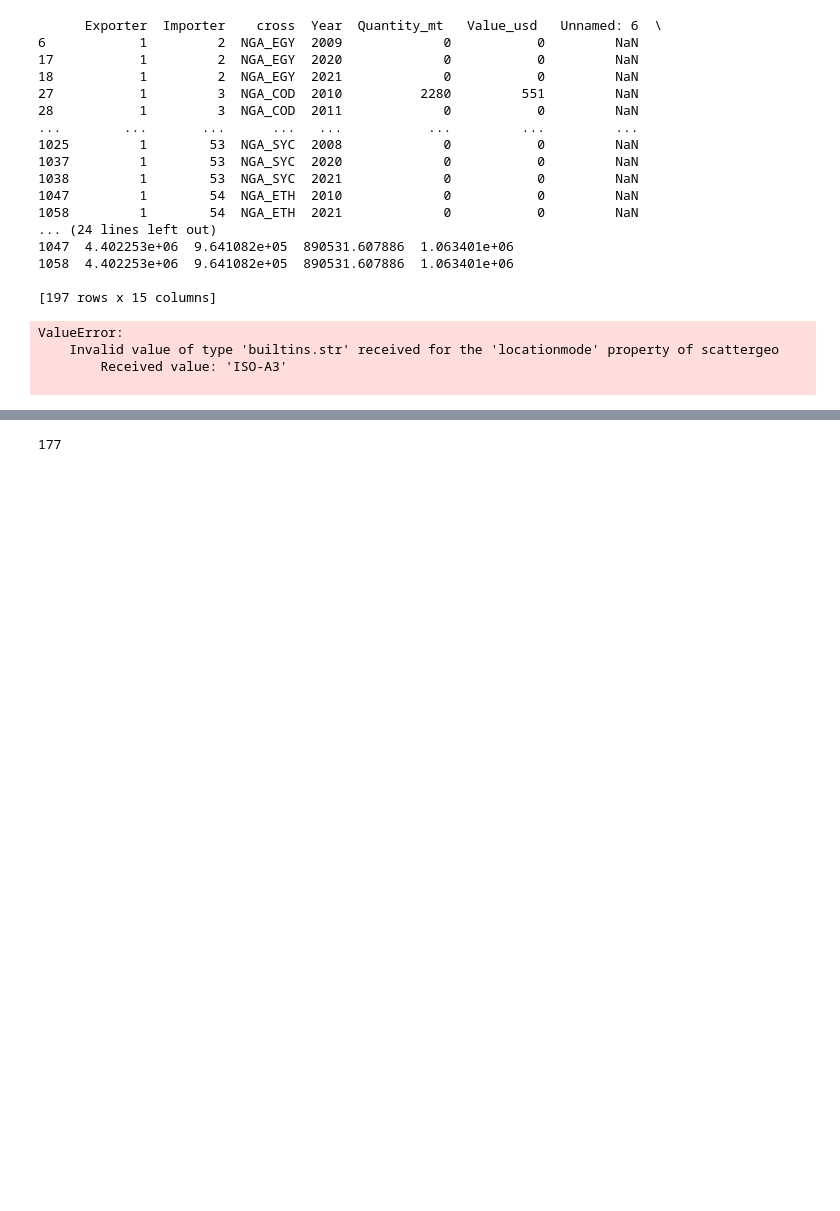
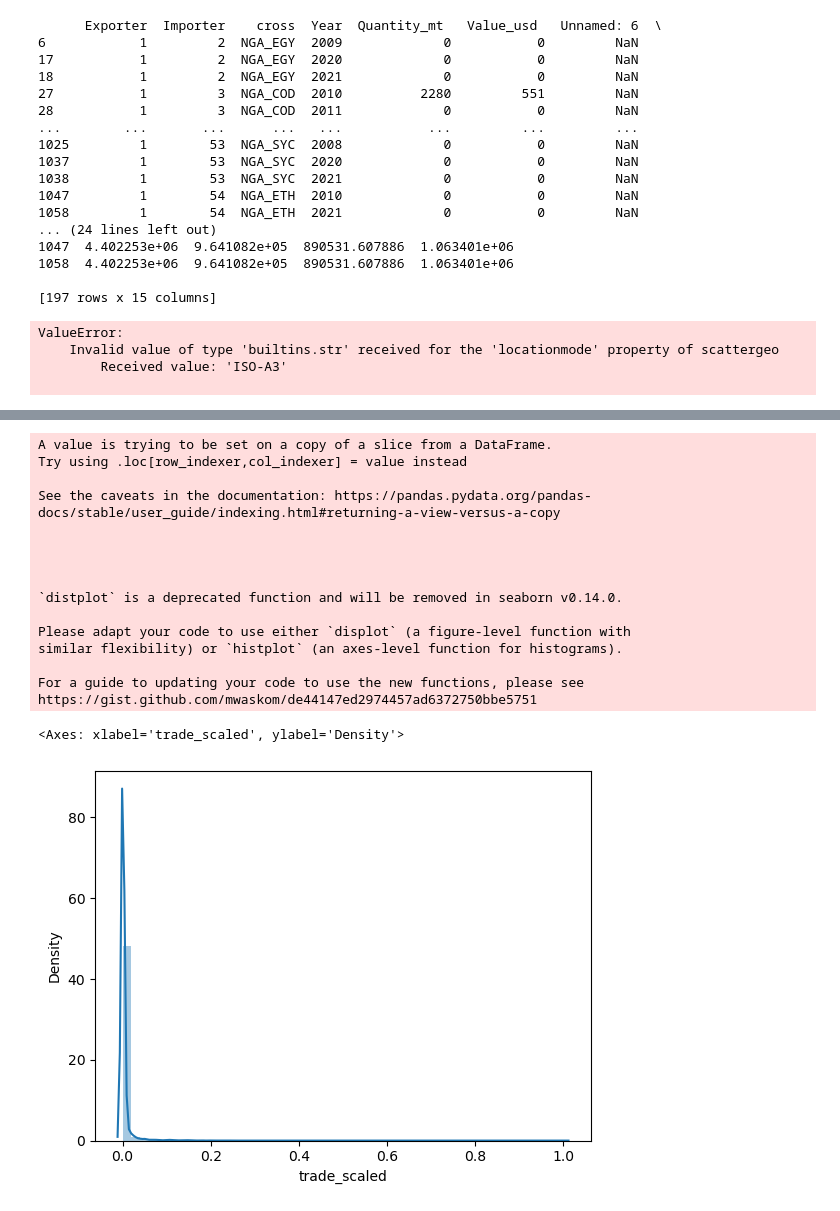
Before and after one commit to Astrrokid/trade_between_african_countries, a Jupyter notebook: Untitled.ipynb, the cells around one changed output, grey strips where cells are left out. Saved outputs shown, nothing was run; the diff lists cells and outputs as text; code cells hidden in the pictures; blank space fills up the shorter version.

```diff
--- a/Untitled.ipynb
+++ b/Untitled.ipynb
@@ -141,0 +142,22 @@ See the caveats in the documentation: https://pandas.pydata.org/pandas-docs/stab
+# %%
+# Define coordinates for MUS and SYC
+coordinates = {
+    'MUS': {'longitude': 57.5522, 'latitude': -20.3484},
+    'SYC': {'longitude': 55.4540, 'latitude': -4.6796}
+}
+
+# Fill missing coordinates for MUS and SYC
+df_filtered['longitude2'] = df_filtered.apply(
+    lambda row: coordinates[row['country2']]['longitude'] if row['country2'] in coordinates else row['longitude2'], axis=1
+)
+df_filtered['latitude2'] = df_filtered.apply(
+    lambda row: coordinates[row['country2']]['latitude'] if row['country2'] in coordinates else row['latitude2'], axis=1
+)
+
+# Similarly, if 'longitude1' and 'latitude1' are also missing for the exporting countries, you can update them:
+df_filtered['longitude1'] = df_filtered.apply(
+    lambda row: coordinates[row['country1']]['longitude'] if row['country1'] in coordinates else row['longitude1'], axis=1
+)
+df_filtered['latitude1'] = df_filtered.apply(
+    lambda row: coordinates[row['country1']]['latitude'] if row['country1'] in coordinates else row['latitude1'], axis=1
+)
@@ -419,6 +470,24 @@ fig.show()
 Geometry is in a geographic CRS. Results from 'centroid' are likely incorrect. Use 'GeoSeries.to_crs()' to re-project geometries to a projected CRS before this operation.
 [interactive output not drawn]
 # %%
-len(world)
+mini, maxi =df_filtered['Import trade _metric Tons'].min(), df_filtered['Import trade _metric Tons'].max()
+df_filtered['trade_scaled']= df_filtered['Import trade _metric Tons'].apply(lambda x: (x-mini)/(maxi-mini))
+sns.distplot(df_filtered['trade_scaled'])
 # %% [output]
-177
+A value is trying to be set on a copy of a slice from a DataFrame.
+Try using .loc[row_indexer,col_indexer] = value instead
+
+See the caveats in the documentation: https://pandas.pydata.org/pandas-docs/stable/user_guide/indexing.html#returning-a-view-versus-a-copy
+
+
+
+
+`distplot` is a deprecated function and will be removed in seaborn v0.14.0.
+
+Please adapt your code to use either `displot` (a figure-level function with
+similar flexibility) or `histplot` (an axes-level function for histograms).
+
+For a guide to updating your code to use the new functions, please see
+https://gist.github.com/mwaskom/de44147ed2974457ad6372750bbe5751
+<Axes: xlabel='trade_scaled', ylabel='Density'>
+[figure, added]
```
Also changed, not shown: parts of 15 cells of this notebook, 3 other files.
